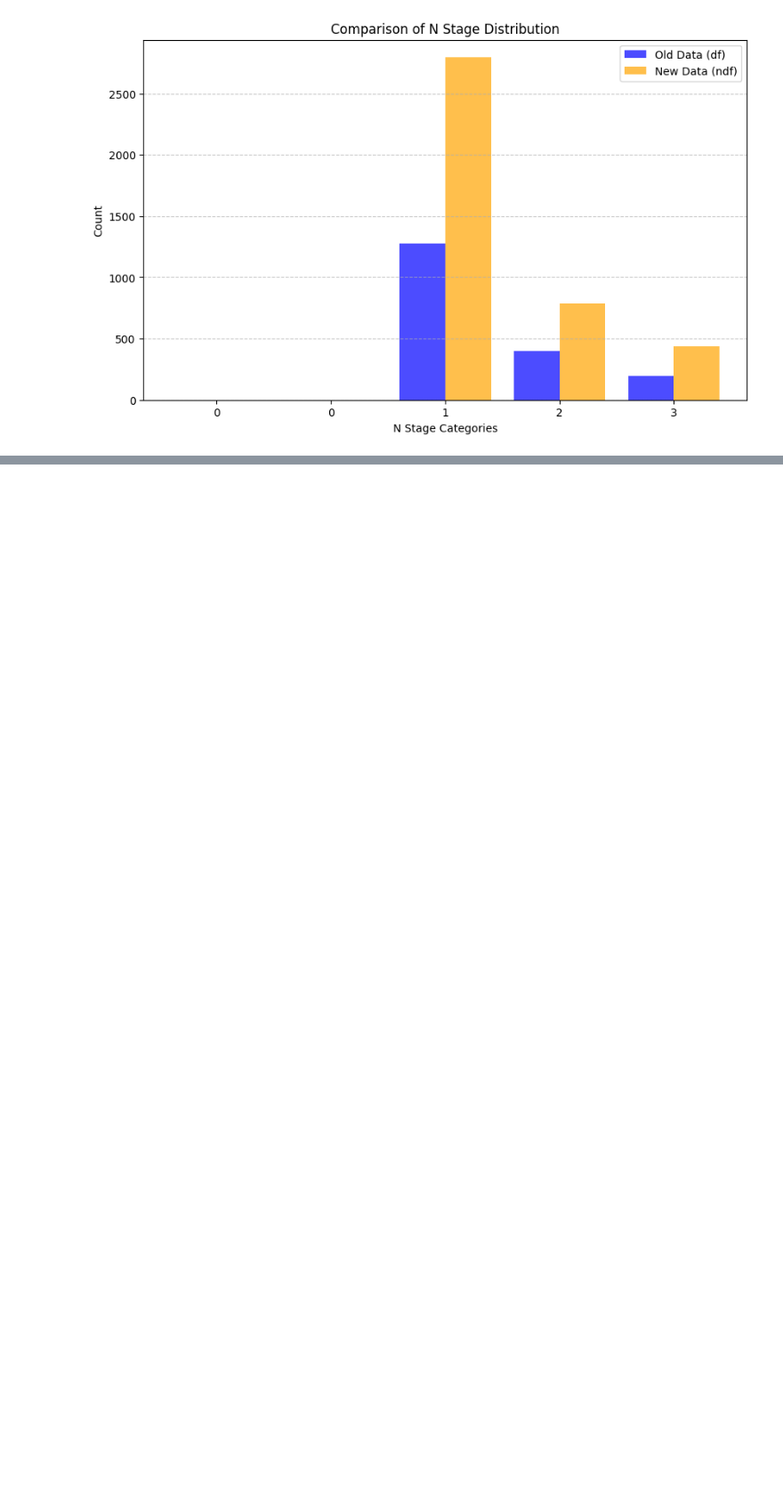
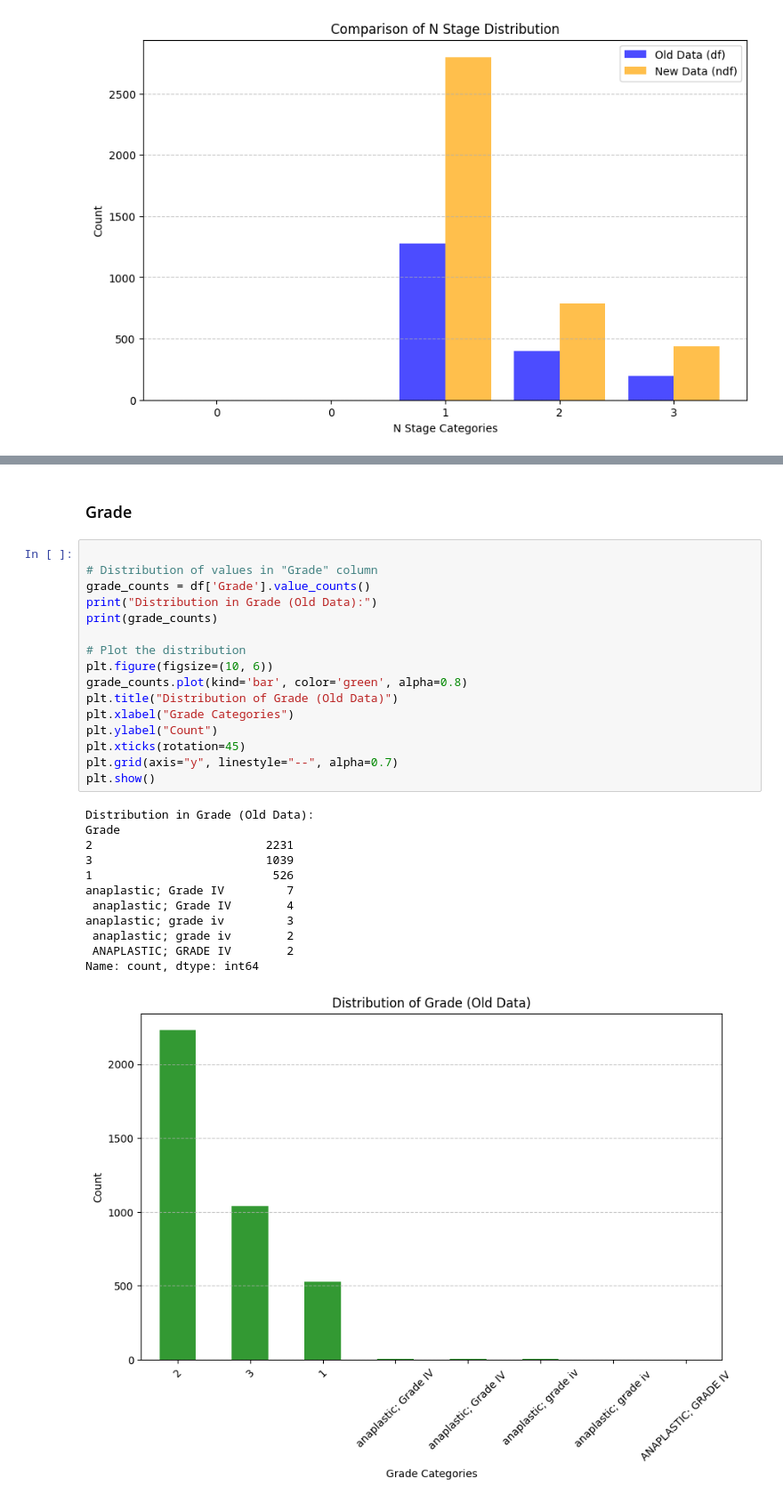
Before and after one commit to 3bdalrhmanS3d/Breast_Cancer, a Jupyter notebook: code.ipynb, the cells around one changed output, grey strips where cells are left out. Shown at 89% size. Cells and saved outputs as stored; diff of their text form; blank space fills up the shorter version.

```diff
--- a/code.ipynb
+++ b/code.ipynb
@@ -1814,0 +1901,31 @@ Name: count, dtype: int64
+# %% [markdown]
+### Grade
+# %%
+
+# Distribution of values in "Grade" column
+grade_counts = df['Grade'].value_counts()
+print("Distribution in Grade (Old Data):")
+print(grade_counts)
+
+# Plot the distribution
+plt.figure(figsize=(10, 6))
+grade_counts.plot(kind='bar', color='green', alpha=0.8)
+plt.title("Distribution of Grade (Old Data)")
+plt.xlabel("Grade Categories")
+plt.ylabel("Count")
+plt.xticks(rotation=45)
+plt.grid(axis="y", linestyle="--", alpha=0.7)
+plt.show()
+# %% [output]
+Distribution in Grade (Old Data):
+Grade
+2                         2231
+3                         1039
+1                          526
+anaplastic; Grade IV         7
+ anaplastic; Grade IV        4
+anaplastic; grade iv         3
+ anaplastic; grade iv        2
+ ANAPLASTIC; GRADE IV        2
+Name: count, dtype: int64
+[figure, added]
```
Also changed, not shown: parts of 26 cells of this notebook, 1 other file.
